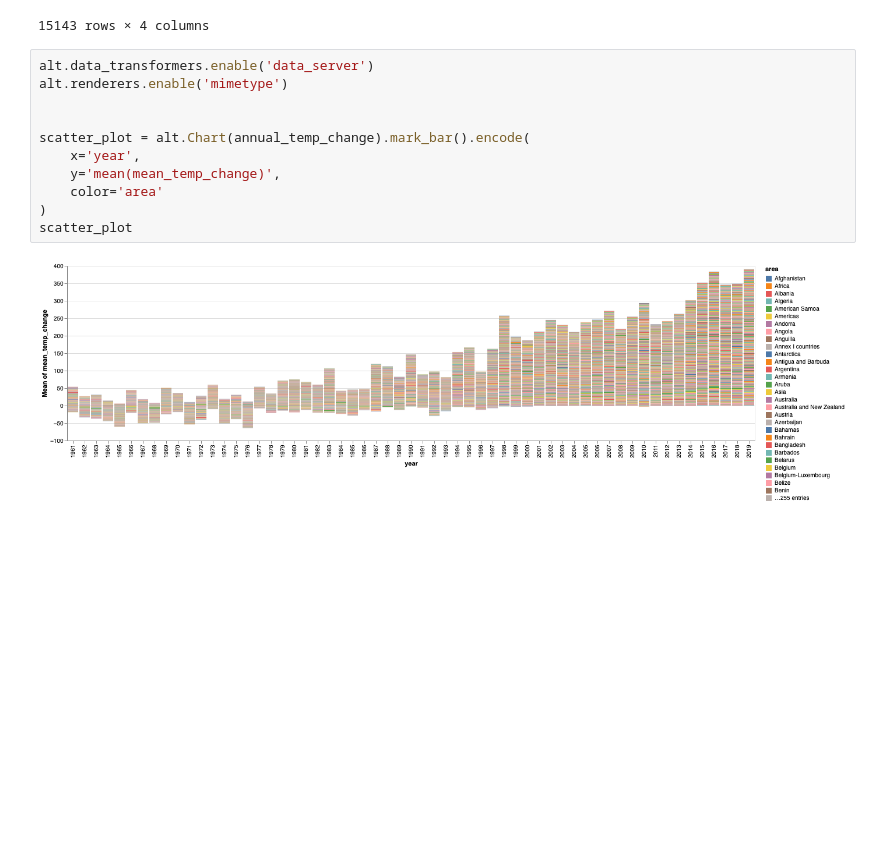
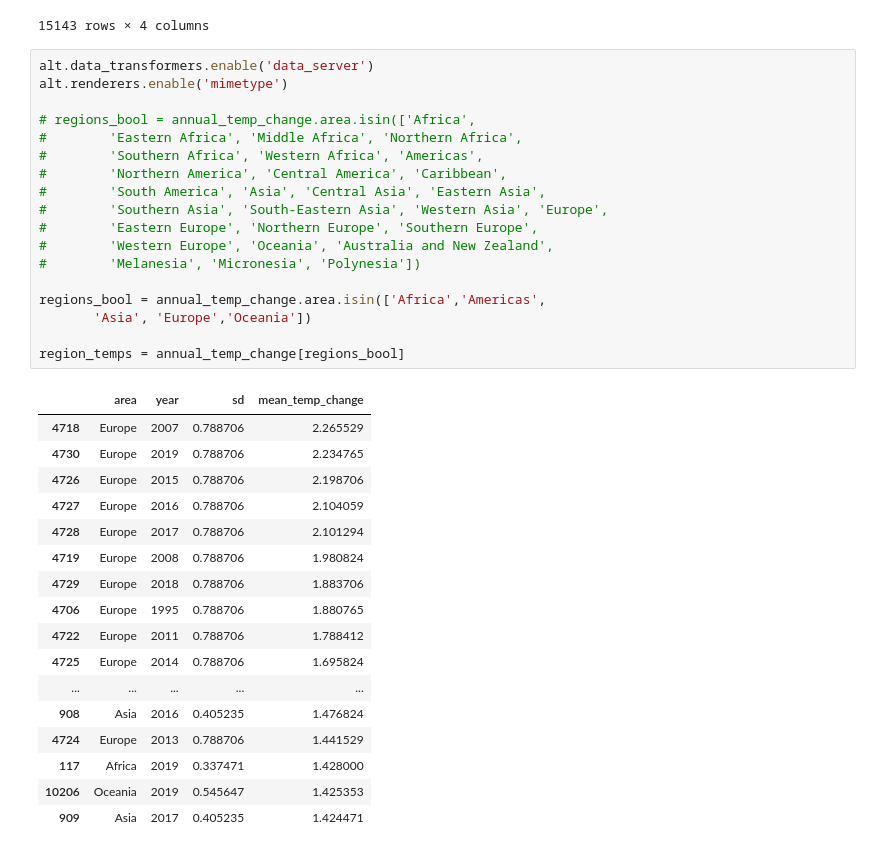
Before and after one commit to mel-liow/climate-analysis, a Jupyter notebook: climate_analysis.ipynb, the cells around one changed output. Saved outputs shown, nothing was run; the diff lists cells and outputs as text; blank space fills up the shorter version.

```diff
--- a/climate_analysis.ipynb
+++ b/climate_analysis.ipynb
@@ -72,13 +82,36 @@ annual_temp_change
 # %%
 alt.data_transformers.enable('data_server')
 alt.renderers.enable('mimetype')
 
+# regions_bool = annual_temp_change.area.isin(['Africa',
+#        'Eastern Africa', 'Middle Africa', 'Northern Africa',
+#        'Southern Africa', 'Western Africa', 'Americas',
+#        'Northern America', 'Central America', 'Caribbean',
+#        'South America', 'Asia', 'Central Asia', 'Eastern Asia',
+#        'Southern Asia', 'South-Eastern Asia', 'Western Asia', 'Europe',
+#        'Eastern Europe', 'Northern Europe', 'Southern Europe',
+#        'Western Europe', 'Oceania', 'Australia and New Zealand',
+#        'Melanesia', 'Micronesia', 'Polynesia'])
 
-scatter_plot = alt.Chart(annual_temp_change).mark_bar().encode(
-    x='year',
-    y='mean(mean_temp_change)',
-    color='area'
-)
-scatter_plot
+regions_bool = annual_temp_change.area.isin(['Africa','Americas',
+       'Asia', 'Europe','Oceania'])
+
+region_temps = annual_temp_change[regions_bool]
 # %% [output]
-[figure, removed]
+|  | area | year | sd | mean_temp_change |
+| 4718 | Europe | 2007 | 0.788706 | 2.265529 |
+| 4730 | Europe | 2019 | 0.788706 | 2.234765 |
+| 4726 | Europe | 2015 | 0.788706 | 2.198706 |
+| 4727 | Europe | 2016 | 0.788706 | 2.104059 |
+| 4728 | Europe | 2017 | 0.788706 | 2.101294 |
+| 4719 | Europe | 2008 | 0.788706 | 1.980824 |
+| 4729 | Europe | 2018 | 0.788706 | 1.883706 |
+| 4706 | Europe | 1995 | 0.788706 | 1.880765 |
+| 4722 | Europe | 2011 | 0.788706 | 1.788412 |
+| 4725 | Europe | 2014 | 0.788706 | 1.695824 |
+| ... | ... | ... | ... | ... |
+| 908 | Asia | 2016 | 0.405235 | 1.476824 |
+| 4724 | Europe | 2013 | 0.788706 | 1.441529 |
+| 117 | Africa | 2019 | 0.337471 | 1.428000 |
+| 10206 | Oceania | 2019 | 0.545647 | 1.425353 |
+| 909 | Asia | 2017 | 0.405235 | 1.424471 |
```
Also changed, not shown: parts of 4 cells of this notebook.
